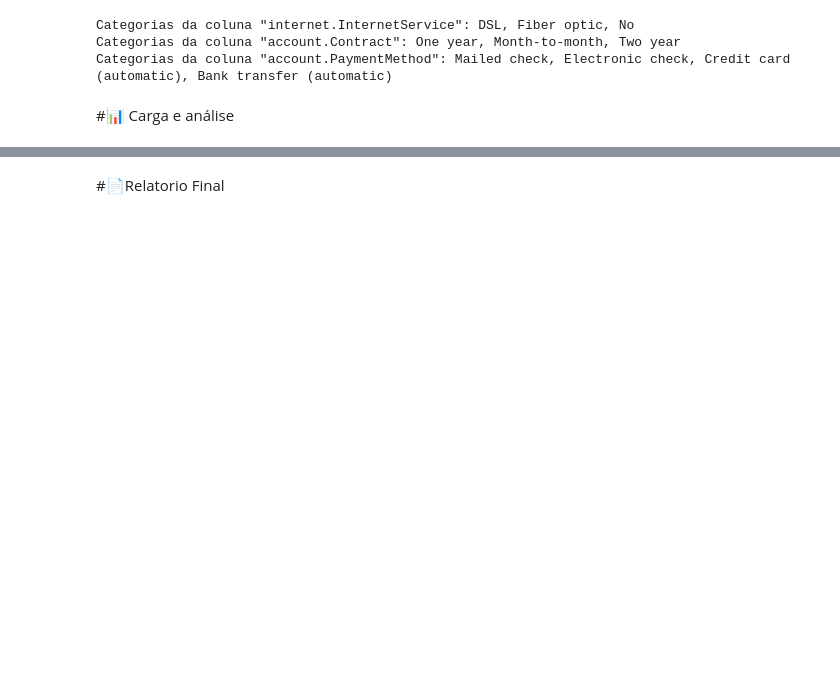
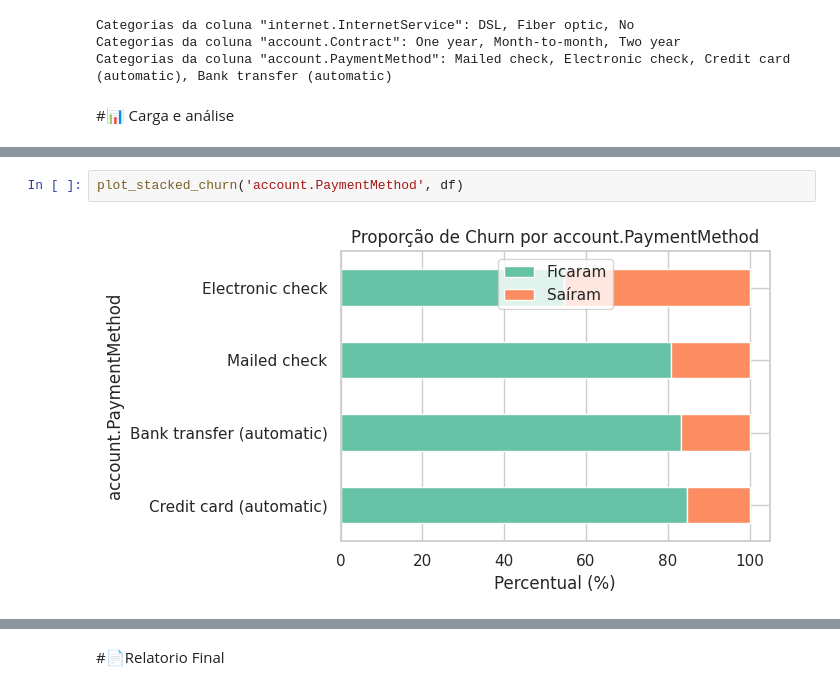
Before and after one commit to marcoswilky/challenge_telecom_x_br, a Jupyter notebook: TelecomX_BR.ipynb, the cells around one changed output, grey strips where cells are left out. Saved outputs shown, nothing was run; the diff lists cells and outputs as text; blank space fills up the shorter version.

```diff
--- a/TelecomX_BR.ipynb
+++ b/TelecomX_BR.ipynb
@@ -78,0 +248,4 @@ Categorias da coluna "account.PaymentMethod": Mailed check, Electronic check, Cr
+# %%
+plot_stacked_churn('account.PaymentMethod', df)
+# %% [output]
+[figure, added]
```
Also changed, not shown: parts of 28 cells of this notebook.
